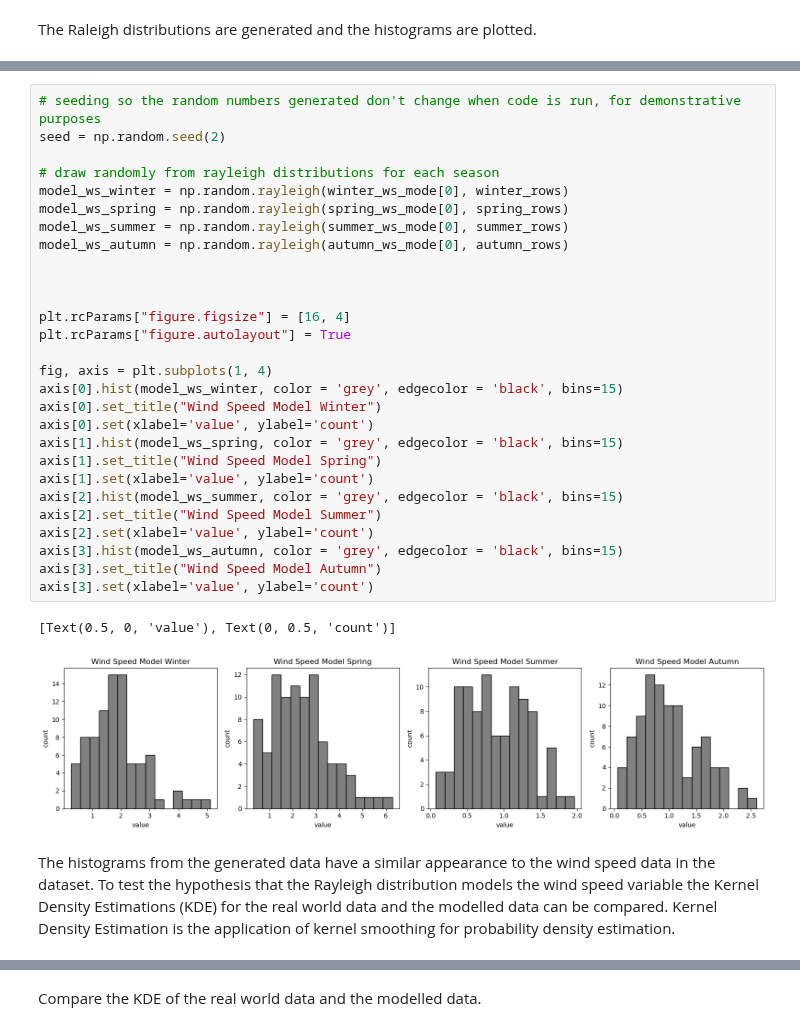
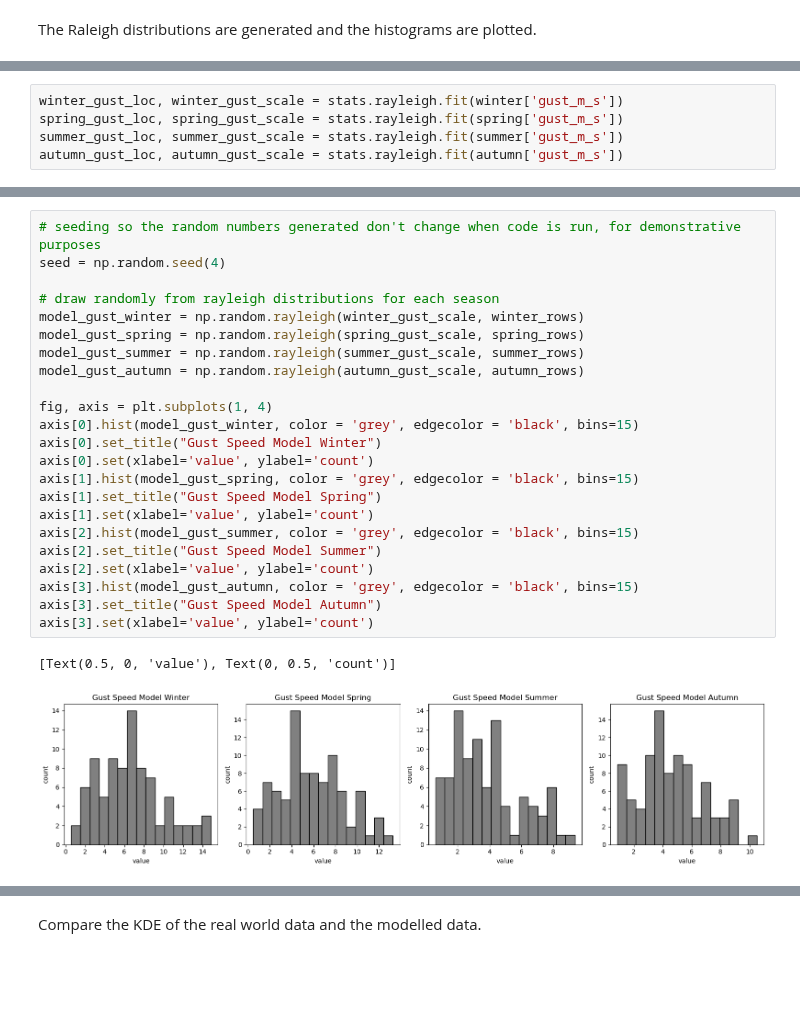
Before and after one commit to humphs078/ProgrammingforDataAnalysisAssignment_1, a Jupyter notebook: submission_notebook.ipynb, the cells around one changed output, grey strips where cells are left out. Cells and saved outputs as stored; diff of their text form; blank space fills up the shorter version.

Commit message:
Repo clean up. Notebook clean up so more logical. Scipy PDF plots added for wind variables

```diff
--- a/submission_notebook.ipynb
+++ b/submission_notebook.ipynb
@@ -368,0 +395,5 @@ The Raleigh distributions are generated and the histograms are plotted.
+# %%
+winter_gust_loc, winter_gust_scale = stats.rayleigh.fit(winter['gust_m_s'])
+spring_gust_loc, spring_gust_scale = stats.rayleigh.fit(spring['gust_m_s'])
+summer_gust_loc, summer_gust_scale = stats.rayleigh.fit(summer['gust_m_s'])
+autumn_gust_loc, autumn_gust_scale = stats.rayleigh.fit(autumn['gust_m_s'])
@@ -369,33 +436,26 @@ The Raleigh distributions are generated and the histograms are plotted.
 # %%
 # seeding so the random numbers generated don't change when code is run, for demonstrative purposes
-seed = np.random.seed(2)
+seed = np.random.seed(4)
 
 # draw randomly from rayleigh distributions for each season
-model_ws_winter = np.random.rayleigh(winter_ws_mode[0], winter_rows)
-model_ws_spring = np.random.rayleigh(spring_ws_mode[0], spring_rows)
-model_ws_summer = np.random.rayleigh(summer_ws_mode[0], summer_rows)
-model_ws_autumn = np.random.rayleigh(autumn_ws_mode[0], autumn_rows)
-
-
-
-plt.rcParams["figure.figsize"] = [16, 4]
-plt.rcParams["figure.autolayout"] = True
+model_gust_winter = np.random.rayleigh(winter_gust_scale, winter_rows)
+model_gust_spring = np.random.rayleigh(spring_gust_scale, spring_rows)
+model_gust_summer = np.random.rayleigh(summer_gust_scale, summer_rows)
+model_gust_autumn = np.random.rayleigh(autumn_gust_scale, autumn_rows)
 
 fig, axis = plt.subplots(1, 4)
-axis[0].hist(model_ws_winter, color = 'grey', edgecolor = 'black', bins=15)
-axis[0].set_title("Wind Speed Model Winter")
+axis[0].hist(model_gust_winter, color = 'grey', edgecolor = 'black', bins=15)
+axis[0].set_title("Gust Speed Model Winter")
 axis[0].set(xlabel='value', ylabel='count')
-axis[1].hist(model_ws_spring, color = 'grey', edgecolor = 'black', bins=15)
-axis[1].set_title("Wind Speed Model Spring")
+axis[1].hist(model_gust_spring, color = 'grey', edgecolor = 'black', bins=15)
+axis[1].set_title("Gust Speed Model Spring")
 axis[1].set(xlabel='value', ylabel='count')
-axis[2].hist(model_ws_summer, color = 'grey', edgecolor = 'black', bins=15)
-axis[2].set_title("Wind Speed Model Summer")
+axis[2].hist(model_gust_summer, color = 'grey', edgecolor = 'black', bins=15)
+axis[2].set_title("Gust Speed Model Summer")
 axis[2].set(xlabel='value', ylabel='count')
-axis[3].hist(model_ws_autumn, color = 'grey', edgecolor = 'black', bins=15)
-axis[3].set_title("Wind Speed Model Autumn")
+axis[3].hist(model_gust_autumn, color = 'grey', edgecolor = 'black', bins=15)
+axis[3].set_title("Gust Speed Model Autumn")
 axis[3].set(xlabel='value', ylabel='count')
 # %% [output]
 [Text(0.5, 0, 'value'), Text(0, 0.5, 'count')]
-[figure, old version]
+[figure, new version]
-# %% [markdown]
-The histograms from the generated data have a similar appearance to the wind speed data in the dataset. To test the hypothesis that the Rayleigh distribution models the wind speed variable the Kernel Density Estimations (KDE) for the real world data and the modelled data can be compared. Kernel Density Estimation is the application of kernel smoothing for probability density estimation.
```
Also changed, not shown: parts of 34 cells of this notebook, 1 other file.
